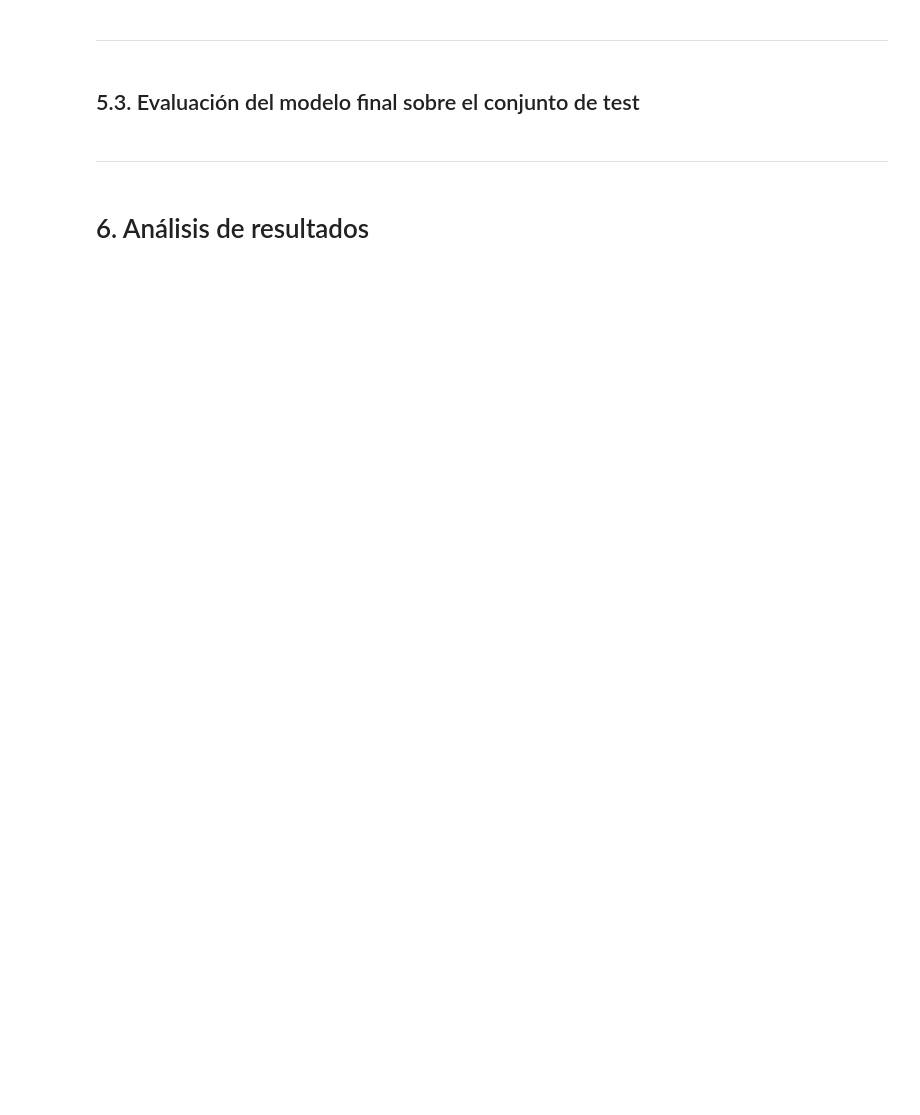
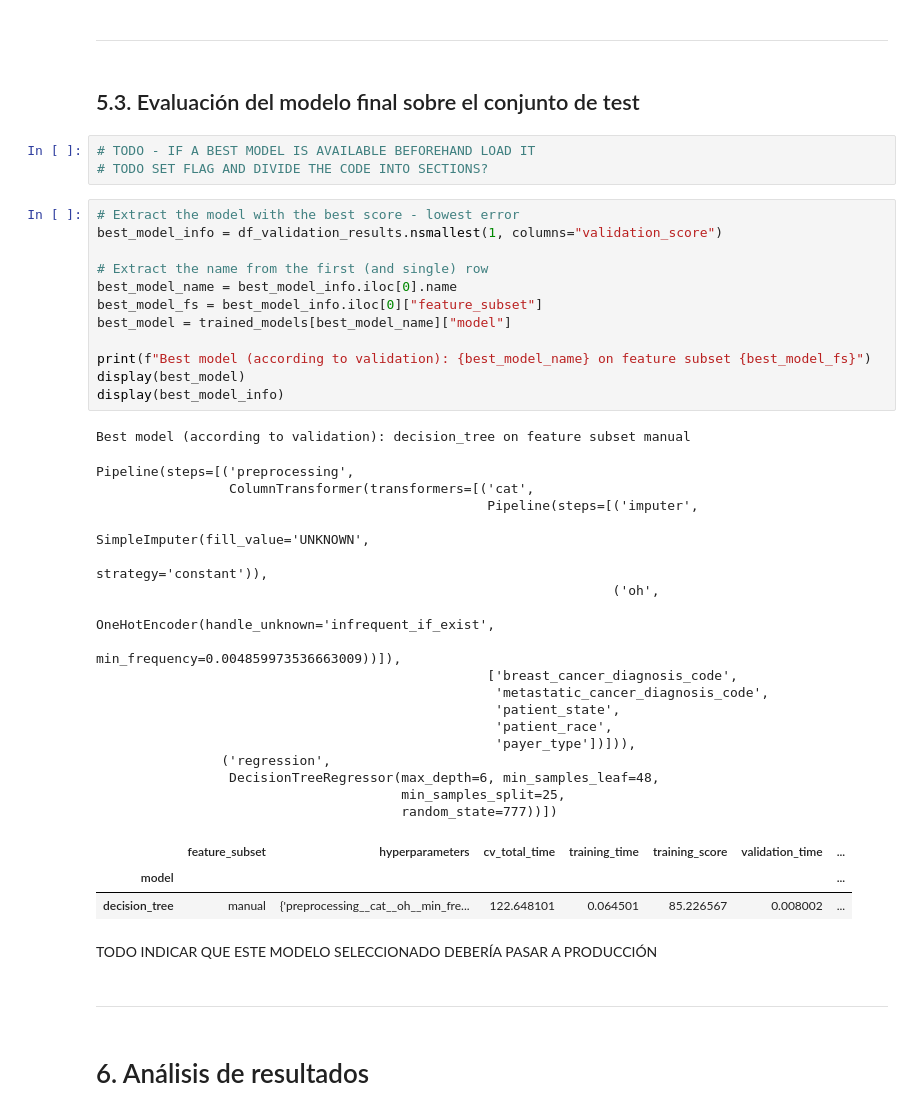
Before and after one commit to MoonDollLuna/cidaen_m5_thesis, a Jupyter notebook: WiDS Datathon 2024 C2 - Part 2 (Regression Models).ipynb, the cells around one changed output. Saved outputs shown, nothing was run; the diff lists cells and outputs as text; blank space fills up the shorter version.

```diff
--- a/WiDS Datathon 2024 C2 - Part 2 (Regression Models).ipynb
+++ b/WiDS Datathon 2024 C2 - Part 2 (Regression Models).ipynb
@@ -2224,6 +2288,45 @@ display(df_validation_results)
 <a id="section5-3"></a>
 
 ## 5.3. Evaluación del modelo final sobre el conjunto de test
+# %%
+# TODO - IF A BEST MODEL IS AVAILABLE BEFOREHAND LOAD IT
+# TODO SET FLAG AND DIVIDE THE CODE INTO SECTIONS?
+# %%
+# Extract the model with the best score - lowest error
+best_model_info = df_validation_results.nsmallest(1, columns="validation_score")
+
+# Extract the name from the first (and single) row
+best_model_name = best_model_info.iloc[0].name
+best_model_fs = best_model_info.iloc[0]["feature_subset"]
+best_model = trained_models[best_model_name]["model"]
+
+print(f"Best model (according to validation): {best_model_name} on feature subset {best_model_fs}")
+display(best_model)
+display(best_model_info)
+# %% [output]
+Best model (according to validation): decision_tree on feature subset manual
+Pipeline(steps=[('preprocessing',
+                 ColumnTransformer(transformers=[('cat',
+                                                  Pipeline(steps=[('imputer',
+                                                                   SimpleImputer(fill_value='UNKNOWN',
+                                                                                 strategy='constant')),
+                                                                  ('oh',
+                                                                   OneHotEncoder(handle_unknown='infrequent_if_exist',
+                                                                                 min_frequency=0.004859973536663009))]),
+                                                  ['breast_cancer_diagnosis_code',
+                                                   'metastatic_cancer_diagnosis_code',
+                                                   'patient_state',
+                                                   'patient_race',
+                                                   'payer_type'])])),
+                ('regression',
+                 DecisionTreeRegressor(max_depth=6, min_samples_leaf=48,
+                                       min_samples_split=25,
+                                       random_state=777))])
+|  | feature_subset | hyperparameters | cv_total_time | training_time | training_score | validation_time | ... |
+| model |  |  |  |  |  |  | ... |
+| decision_tree | manual | {'preprocessing__cat__oh__min_fre... | 122.648101 | 0.064501 | 85.226567 | 0.008002 | ... |
+# %% [markdown]
+TODO INDICAR QUE ESTE MODELO SELECCIONADO DEBERÍA PASAR A PRODUCCIÓN
 # %% [markdown]
 ---
 # %% [markdown]
```
Also changed, not shown: parts of 22 cells of this notebook.
